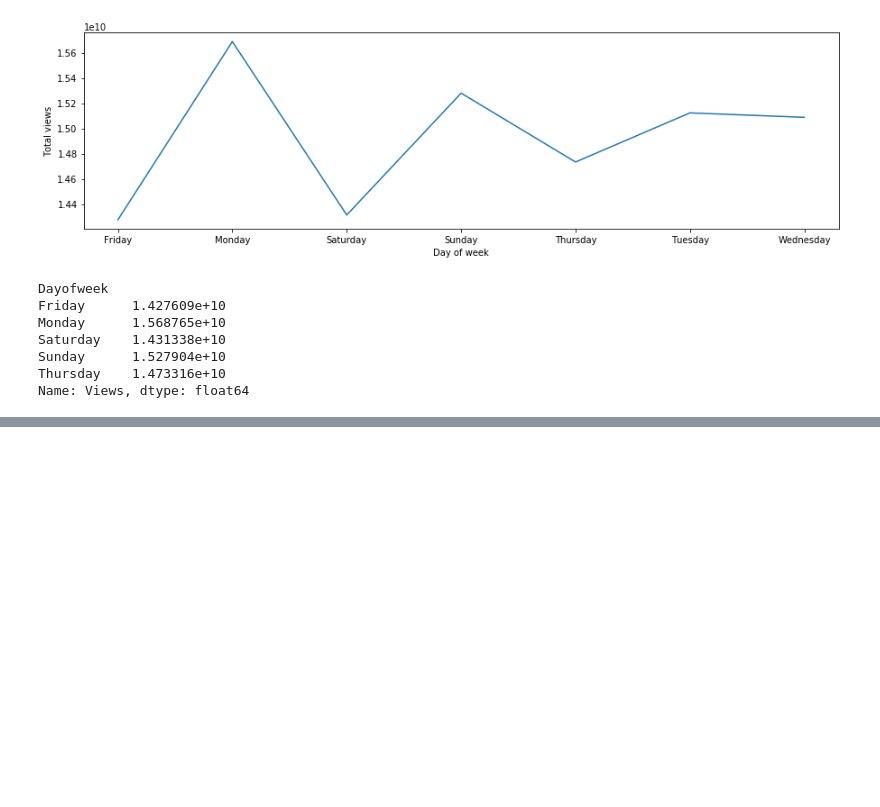
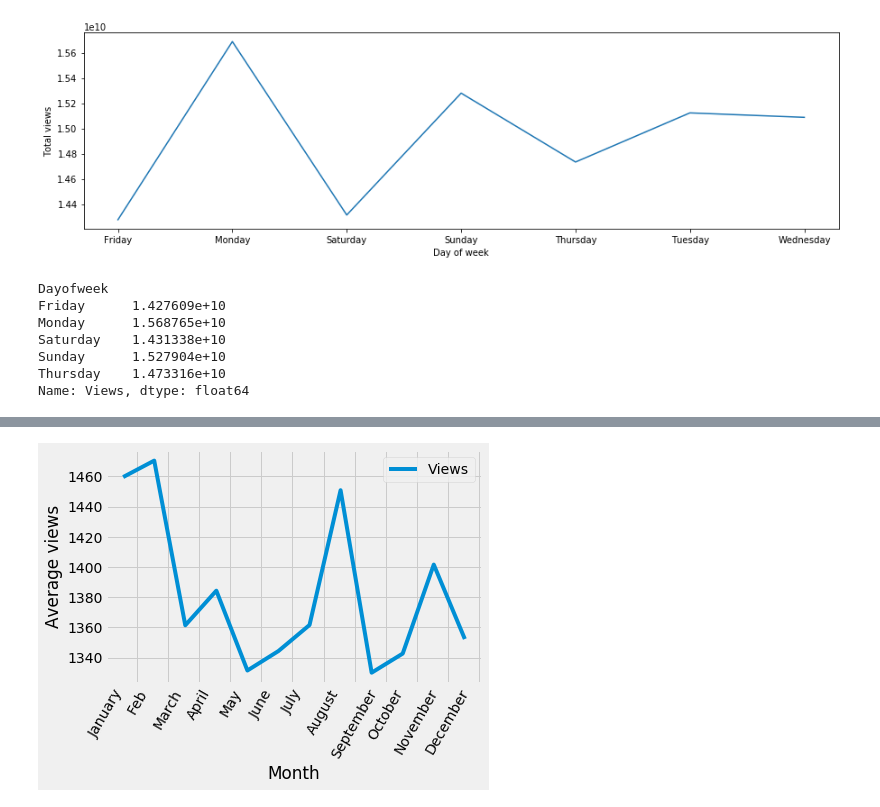
Before and after one commit to Subikshaa/Time-Series-Forecasting-on-Web-Traffic-Dataset, a Jupyter notebook: forecast.ipynb, the cells around one changed output, grey strips where cells are left out. Drawn from its saved outputs; the diff is of its cells as text; code cells hidden in the pictures; blank space fills up the shorter version.

```diff
--- a/forecast.ipynb
+++ b/forecast.ipynb
@@ -160,0 +180,3 @@ Name: Views, dtype: float64
+# %%
+df_reshaped['Date'] = pd.to_datetime(df_reshaped['Date'])
+df_reshaped = df_reshaped.set_index('Date')
@@ -160,0 +190,2 @@ Name: Views, dtype: float64
+# %%
+df_reshaped = df_reshaped.sort_values(by=['Page','Date'])
@@ -160,0 +213,2 @@ Name: Views, dtype: float64
+# %%
+df_reshaped = df_reshaped.fillna(method='ffill')
@@ -160,0 +236,16 @@ Name: Views, dtype: float64
+# %%
+df_reshaped = df_reshaped[['Views']]
+# %%
+month_index = df_reshaped.index.month
+views_by_month = df_reshaped.groupby(month_index).mean()
+months=['January','Feb','March','April','May','June','July','August','September','October','November','December']
+
+ax = views_by_month.plot()
+start, end = ax.get_xlim()
+plt.xticks(np.arange(start, end, 1.0))
+ax.set_xticklabels(months,rotation=60)
+ax.set_xlabel('Month')
+ax.set_ylabel('Average views')
+plt.show()
+# %% [output]
+[figure, added]
```
Also changed, not shown: parts of 8 cells of this notebook.
